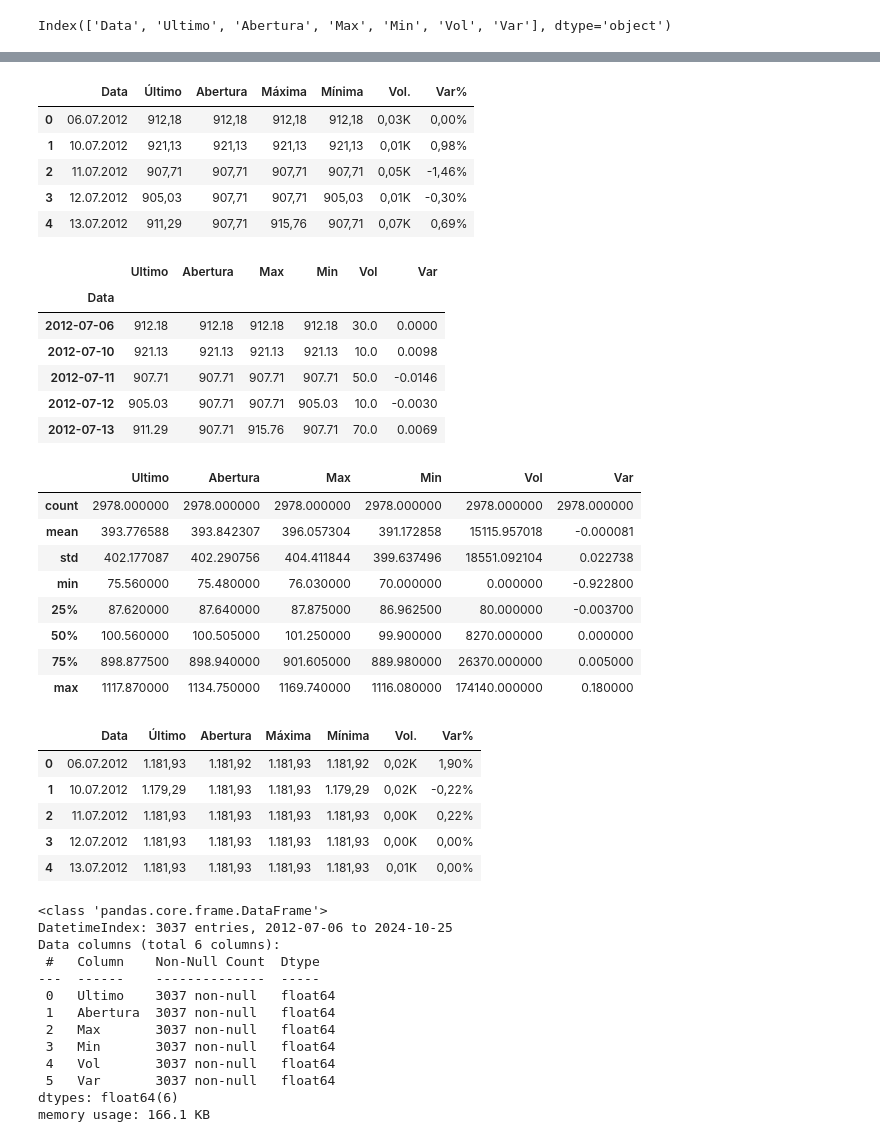
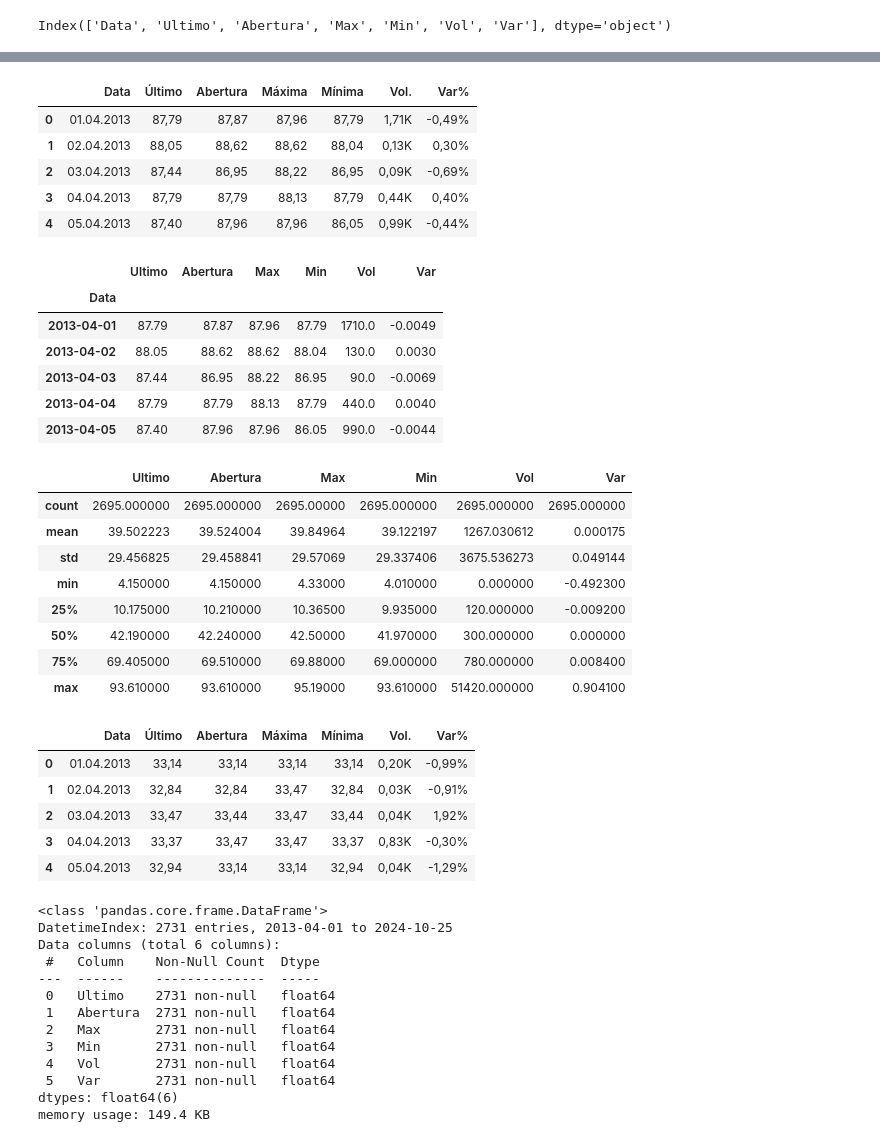
Before and after one commit to luluthedevil/tcc_usp, a Jupyter notebook: Normalizacao_dos_dados.ipynb, the cells around one changed output, grey strips where cells are left out. Cells and saved outputs as stored; diff of their text form; code cells hidden in the pictures.

```diff
--- a/Normalizacao_dos_dados.ipynb
+++ b/Normalizacao_dos_dados.ipynb
@@ -198,62 +232,62 @@ df_bova.describe()
 | max | 133.620000 | 133.290000 | 133.780000 | 132.930000 | 4.590000e+07 | 0.134000 |
 # %%
-df_hgcr = pd.read_csv("./HGCR11 Dados Históricos.csv")
-df_hgcr.head()
+df_rbvo = pd.read_csv("./RBvO11 Dados Históricos.csv")
+df_rbvo.head()
 # %% [output]
 |  | Data | Último | Abertura | Máxima | Mínima | Vol. | Var% |
-| 0 | 06.07.2012 | 912,18 | 912,18 | 912,18 | 912,18 | 0,03K | 0,00% |
-| 1 | 10.07.2012 | 921,13 | 921,13 | 921,13 | 921,13 | 0,01K | 0,98% |
-| 2 | 11.07.2012 | 907,71 | 907,71 | 907,71 | 907,71 | 0,05K | -1,46% |
-| 3 | 12.07.2012 | 905,03 | 907,71 | 907,71 | 905,03 | 0,01K | -0,30% |
-| 4 | 13.07.2012 | 911,29 | 907,71 | 915,76 | 907,71 | 0,07K | 0,69% |
+| 0 | 01.04.2013 | 87,79 | 87,87 | 87,96 | 87,79 | 1,71K | -0,49% |
+| 1 | 02.04.2013 | 88,05 | 88,62 | 88,62 | 88,04 | 0,13K | 0,30% |
+| 2 | 03.04.2013 | 87,44 | 86,95 | 88,22 | 86,95 | 0,09K | -0,69% |
+| 3 | 04.04.2013 | 87,79 | 87,79 | 88,13 | 87,79 | 0,44K | 0,40% |
+| 4 | 05.04.2013 | 87,40 | 87,96 | 87,96 | 86,05 | 0,99K | -0,44% |
 # %%
-df_hgcr = limpar_dados(df_hgcr)
-df_hgcr.head()
+df_rbvo = limpar_dados(df_rbvo)
+df_rbvo.head()
 # %% [output]
 |  | Ultimo | Abertura | Max | Min | Vol | Var |
 | Data |  |  |  |  |  |  |
-| 2012-07-06 | 912.18 | 912.18 | 912.18 | 912.18 | 30.0 | 0.0000 |
-| 2012-07-10 | 921.13 | 921.13 | 921.13 | 921.13 | 10.0 | 0.0098 |
-| 2012-07-11 | 907.71 | 907.71 | 907.71 | 907.71 | 50.0 | -0.0146 |
-| 2012-07-12 | 905.03 | 907.71 | 907.71 | 905.03 | 10.0 | -0.0030 |
-| 2012-07-13 | 911.29 | 907.71 | 915.76 | 907.71 | 70.0 | 0.0069 |
+| 2013-04-01 | 87.79 | 87.87 | 87.96 | 87.79 | 1710.0 | -0.0049 |
+| 2013-04-02 | 88.05 | 88.62 | 88.62 | 88.04 | 130.0 | 0.0030 |
+| 2013-04-03 | 87.44 | 86.95 | 88.22 | 86.95 | 90.0 | -0.0069 |
+| 2013-04-04 | 87.79 | 87.79 | 88.13 | 87.79 | 440.0 | 0.0040 |
+| 2013-04-05 | 87.40 | 87.96 | 87.96 | 86.05 | 990.0 | -0.0044 |
 # %%
-df_hgcr.describe()
+df_rbvo.describe()
 # %% [output]
 |  | Ultimo | Abertura | Max | Min | Vol | Var |
-| count | 2978.000000 | 2978.000000 | 2978.000000 | 2978.000000 | 2978.000000 | 2978.000000 |
-| mean | 393.776588 | 393.842307 | 396.057304 | 391.172858 | 15115.957018 | -0.000081 |
-| std | 402.177087 | 402.290756 | 404.411844 | 399.637496 | 18551.092104 | 0.022738 |
-| min | 75.560000 | 75.480000 | 76.030000 | 70.000000 | 0.000000 | -0.922800 |
-| 25% | 87.620000 | 87.640000 | 87.875000 | 86.962500 | 80.000000 | -0.003700 |
-| 50% | 100.560000 | 100.505000 | 101.250000 | 99.900000 | 8270.000000 | 0.000000 |
-| 75% | 898.877500 | 898.940000 | 901.605000 | 889.980000 | 26370.000000 | 0.005000 |
-| max | 1117.870000 | 1134.750000 | 1169.740000 | 1116.080000 | 174140.000000 | 0.180000 |
+| count | 2695.000000 | 2695.000000 | 2695.00000 | 2695.000000 | 2695.000000 | 2695.000000 |
+| mean | 39.502223 | 39.524004 | 39.84964 | 39.122197 | 1267.030612 | 0.000175 |
+| std | 29.456825 | 29.458841 | 29.57069 | 29.337406 | 3675.536273 | 0.049144 |
+| min | 4.150000 | 4.150000 | 4.33000 | 4.010000 | 0.000000 | -0.492300 |
+| 25% | 10.175000 | 10.210000 | 10.36500 | 9.935000 | 120.000000 | -0.009200 |
+| 50% | 42.190000 | 42.240000 | 42.50000 | 41.970000 | 300.000000 | 0.000000 |
+| 75% | 69.405000 | 69.510000 | 69.88000 | 69.000000 | 780.000000 | 0.008400 |
+| max | 93.610000 | 93.610000 | 95.19000 | 93.610000 | 51420.000000 | 0.904100 |
 # %%
-df_hglg = pd.read_csv("./HGLG11 Dados Históricos.csv")
-df_hglg.head()
+df_abcp = pd.read_csv("./ABCP11 Dados Históricos.csv")
+df_abcp.head()
 # %% [output]
 |  | Data | Último | Abertura | Máxima | Mínima | Vol. | Var% |
-| 0 | 06.07.2012 | 1.181,93 | 1.181,92 | 1.181,93 | 1.181,92 | 0,02K | 1,90% |
-| 1 | 10.07.2012 | 1.179,29 | 1.181,93 | 1.181,93 | 1.179,29 | 0,02K | -0,22% |
-| 2 | 11.07.2012 | 1.181,93 | 1.181,93 | 1.181,93 | 1.181,93 | 0,00K | 0,22% |
-| 3 | 12.07.2012 | 1.181,93 | 1.181,93 | 1.181,93 | 1.181,93 | 0,00K | 0,00% |
-| 4 | 13.07.2012 | 1.181,93 | 1.181,93 | 1.181,93 | 1.181,93 | 0,01K | 0,00% |
+| 0 | 01.04.2013 | 33,14 | 33,14 | 33,14 | 33,14 | 0,20K | -0,99% |
+| 1 | 02.04.2013 | 32,84 | 32,84 | 33,47 | 32,84 | 0,03K | -0,91% |
+| 2 | 03.04.2013 | 33,47 | 33,44 | 33,47 | 33,44 | 0,04K | 1,92% |
+| 3 | 04.04.2013 | 33,37 | 33,47 | 33,47 | 33,37 | 0,83K | -0,30% |
+| 4 | 05.04.2013 | 32,94 | 33,14 | 33,14 | 32,94 | 0,04K | -1,29% |
 # %%
-df_hglg = limpar_dados(df_hglg)
-df_hglg.info()
+df_abcp = limpar_dados(df_abcp)
+df_abcp.info()
 # %% [output]
 <class 'pandas.core.frame.DataFrame'>
-DatetimeIndex: 3037 entries, 2012-07-06 to 2024-10-25
+DatetimeIndex: 2731 entries, 2013-04-01 to 2024-10-25
 Data columns (total 6 columns):
  #   Column    Non-Null Count  Dtype
 ---  ------    --------------  -----
- 0   Ultimo    3037 non-null   float64
- 1   Abertura  3037 non-null   float64
- 2   Max       3037 non-null   float64
- 3   Min       3037 non-null   float64
- 4   Vol       3037 non-null   float64
- 5   Var       3037 non-null   float64
+ 0   Ultimo    2731 non-null   float64
+ 1   Abertura  2731 non-null   float64
+ 2   Max       2731 non-null   float64
+ 3   Min       2731 non-null   float64
+ 4   Vol       2731 non-null   float64
+ 5   Var       2731 non-null   float64
 dtypes: float64(6)
-memory usage: 166.1 KB
+memory usage: 149.4 KB
 # %%
```
Also changed, not shown: parts of 58 cells of this notebook, 14 other files.
